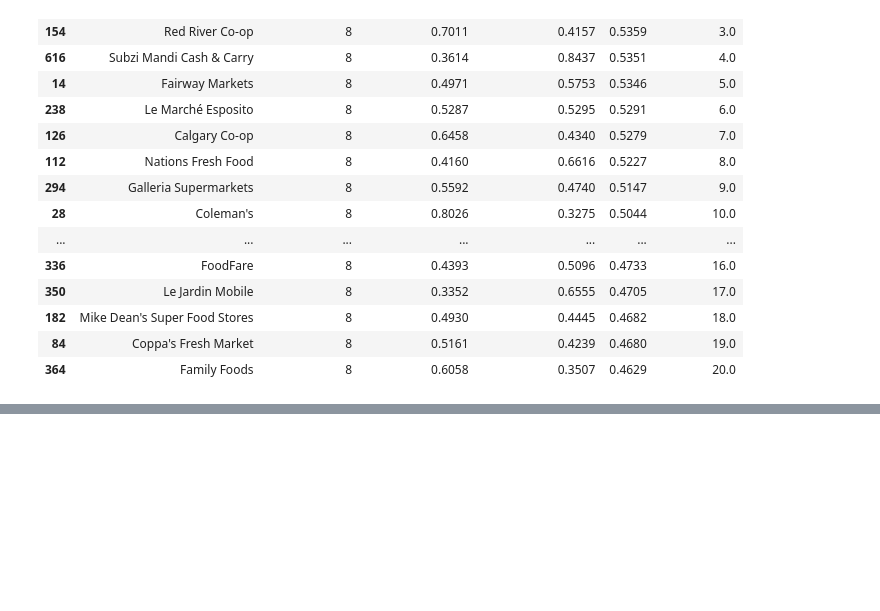
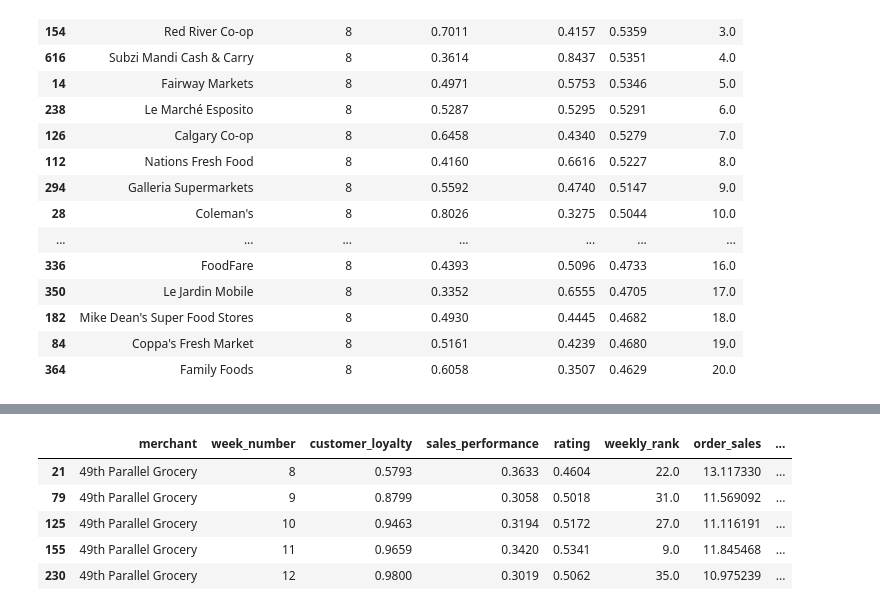
Before and after one commit to hanhanwu/Hanhan_Break_the_Limits, a Jupyter notebook: Bank_Fantasy/Golden_Bridge/recommendation_experiments/rating_and_ranking.ipynb, the cells around one changed output, grey strips where cells are left out. Cells and saved outputs as stored; diff of their text form; code cells hidden in the pictures; blank space fills up the shorter version.

```diff
--- a/Bank_Fantasy/Golden_Bridge/recommendation_experiments/rating_and_ranking.ipynb
+++ b/Bank_Fantasy/Golden_Bridge/recommendation_experiments/rating_and_ranking.ipynb
@@ -165,0 +172,5 @@ merchant_weekly_df.head(n=20)
+# %%
+weekly_merchant_df = all_order_train[['merchant', 'week_number', 'price', 'order_id']]\
+                                    .groupby(['merchant', 'week_number'], as_index=False)\
+                                    .agg({'price': 'sum', 'order_id': 'count'})
+weekly_merchant_df.head()
@@ -165,0 +184,4 @@ merchant_weekly_df.head(n=20)
+# %%
+weekly_merchant_df['order_sales'] = weekly_merchant_df['price']/weekly_merchant_df['order_id']
+
+weekly_merchant_df.head()
@@ -165,0 +195,6 @@ merchant_weekly_df.head(n=20)
+# %%
+merchant_weekly_df = merchant_weekly_df.merge(weekly_merchant_df[['merchant', 'week_number', 'order_sales']],
+                                              on=['merchant', 'week_number'])
+print(merchant_weekly_df.shape)
+
+merchant_weekly_df.head()
@@ -165,0 +209,3 @@ merchant_weekly_df.head(n=20)
+# %%
+merchant_weekly_df = merchant_weekly_df.sort_values(by=['merchant', 'week_number'])
+merchant_weekly_df.head()
@@ -165,0 +219,11 @@ merchant_weekly_df.head(n=20)
+# %%
+merchant_weekly_df['cum_rating'] = merchant_weekly_df.groupby(['merchant'])['rating'].cumsum()
+
+merchant_weekly_df.head()
+# %% [output]
+|  | merchant | week_number | customer_loyalty | sales_performance | rating | weekly_rank | order_sales | ... |
+| 21 | 49th Parallel Grocery | 8 | 0.5793 | 0.3633 | 0.4604 | 22.0 | 13.117330 | ... |
+| 79 | 49th Parallel Grocery | 9 | 0.8799 | 0.3058 | 0.5018 | 31.0 | 11.569092 | ... |
+| 125 | 49th Parallel Grocery | 10 | 0.9463 | 0.3194 | 0.5172 | 27.0 | 11.116191 | ... |
+| 155 | 49th Parallel Grocery | 11 | 0.9659 | 0.3420 | 0.5341 | 9.0 | 11.845468 | ... |
+| 230 | 49th Parallel Grocery | 12 | 0.9800 | 0.3019 | 0.5062 | 35.0 | 10.975239 | ... |
```
Also changed, not shown: parts of 14 cells of this notebook.
